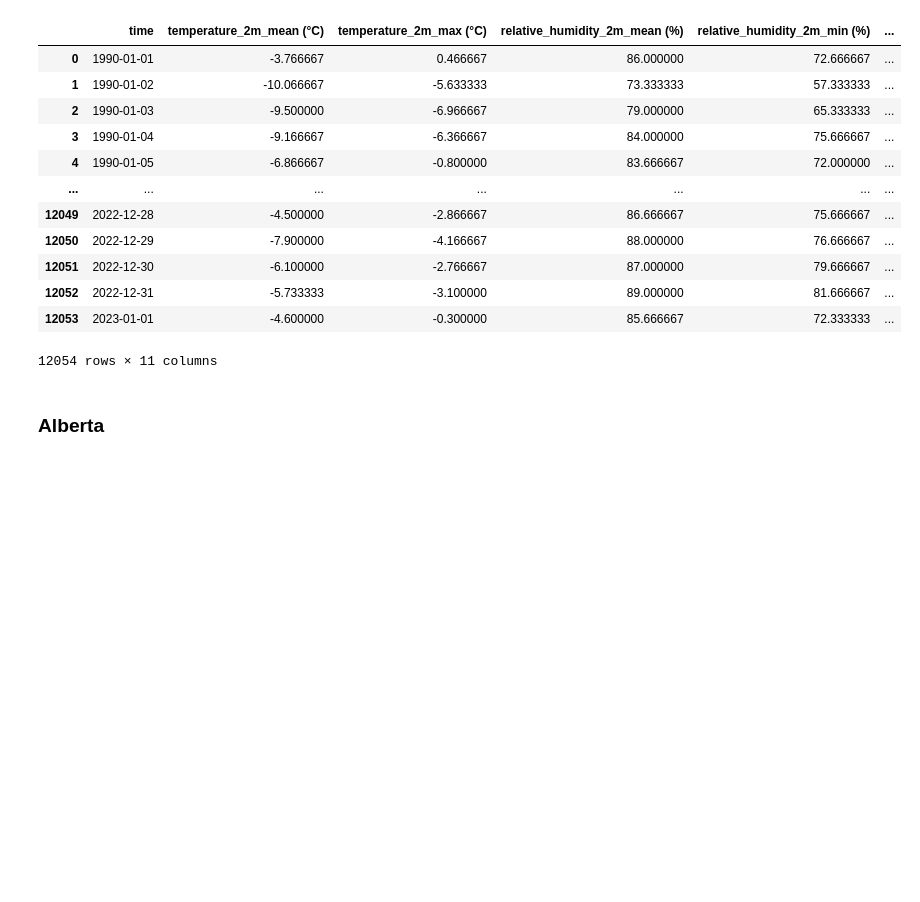
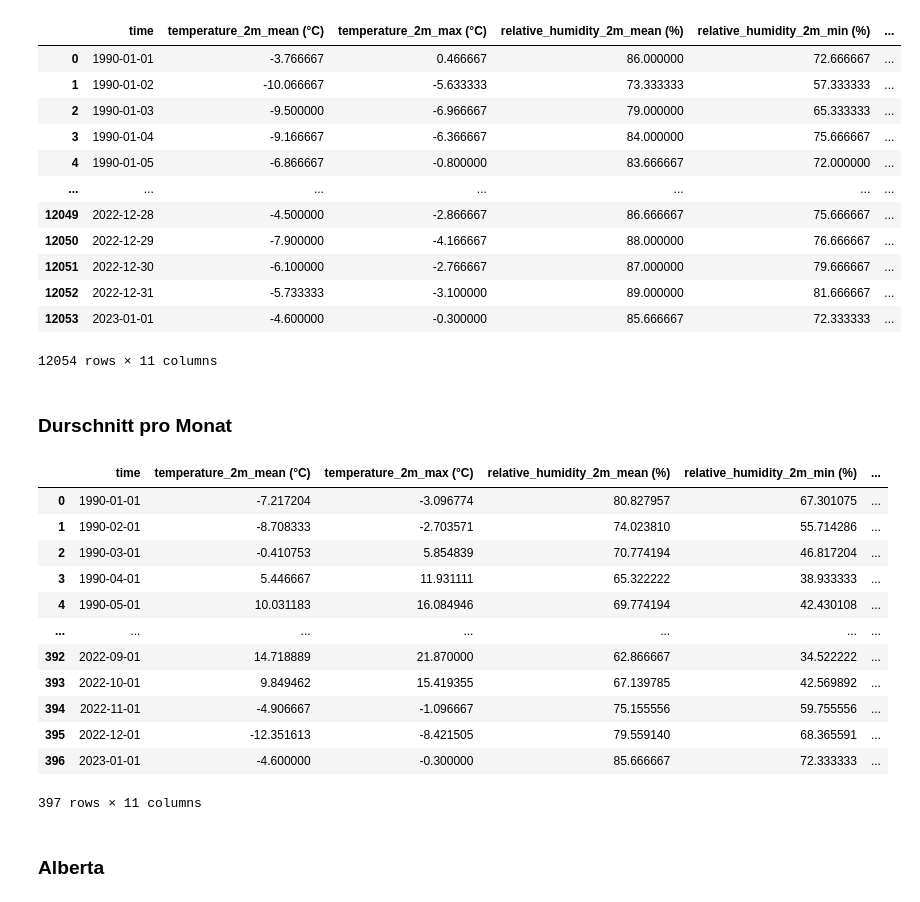
Before and after one commit to yajoka/firewatch, a Jupyter notebook: data/import weather data/import_30_years_weather_data.ipynb, the cells around one changed output. Saved outputs shown, nothing was run; the diff lists cells and outputs as text; code cells hidden in the pictures; blank space fills up the shorter version.

```diff
--- a/data/import weather data/import_30_years_weather_data.ipynb
+++ b/data/import weather data/import_30_years_weather_data.ipynb
@@ -176,5 +176,35 @@ British_Columbia_mean
 | 12052 | 2022-12-31 | -5.733333 | -3.100000 | 89.000000 | 81.666667 | ... |
 | 12053 | 2023-01-01 | -4.600000 | -0.300000 | 85.666667 | 72.333333 | ... |
 12054 rows × 11 columns
-# %% [markdown]
-### Alberta
+# %% [markdown]
+### Durschnitt pro Monat
+# %%
+
+British_Columbia_mean['time'] = pd.to_datetime(British_Columbia_mean['time'])
+
+# Monats-Durchschnitt für alle Variablen
+British_Columbia_monthly_mean = (
+    British_Columbia_mean
+    .set_index('time')
+    .resample('MS')
+    .mean()
+    .reset_index()
+)
+
+British_Columbia_monthly_mean
+# %% [output]
+|  | time | temperature_2m_mean (°C) | temperature_2m_max (°C) | relative_humidity_2m_mean (%) | relative_humidity_2m_min (%) | ... |
+| 0 | 1990-01-01 | -7.217204 | -3.096774 | 80.827957 | 67.301075 | ... |
+| 1 | 1990-02-01 | -8.708333 | -2.703571 | 74.023810 | 55.714286 | ... |
+| 2 | 1990-03-01 | -0.410753 | 5.854839 | 70.774194 | 46.817204 | ... |
+| 3 | 1990-04-01 | 5.446667 | 11.931111 | 65.322222 | 38.933333 | ... |
+| 4 | 1990-05-01 | 10.031183 | 16.084946 | 69.774194 | 42.430108 | ... |
+| ... | ... | ... | ... | ... | ... | ... |
+| 392 | 2022-09-01 | 14.718889 | 21.870000 | 62.866667 | 34.522222 | ... |
+| 393 | 2022-10-01 | 9.849462 | 15.419355 | 67.139785 | 42.569892 | ... |
+| 394 | 2022-11-01 | -4.906667 | -1.096667 | 75.155556 | 59.755556 | ... |
+| 395 | 2022-12-01 | -12.351613 | -8.421505 | 79.559140 | 68.365591 | ... |
+| 396 | 2023-01-01 | -4.600000 | -0.300000 | 85.666667 | 72.333333 | ... |
+397 rows × 11 columns
+# %% [markdown]
+### Alberta
```
Also changed, not shown: parts of 1 cell of this notebook.
